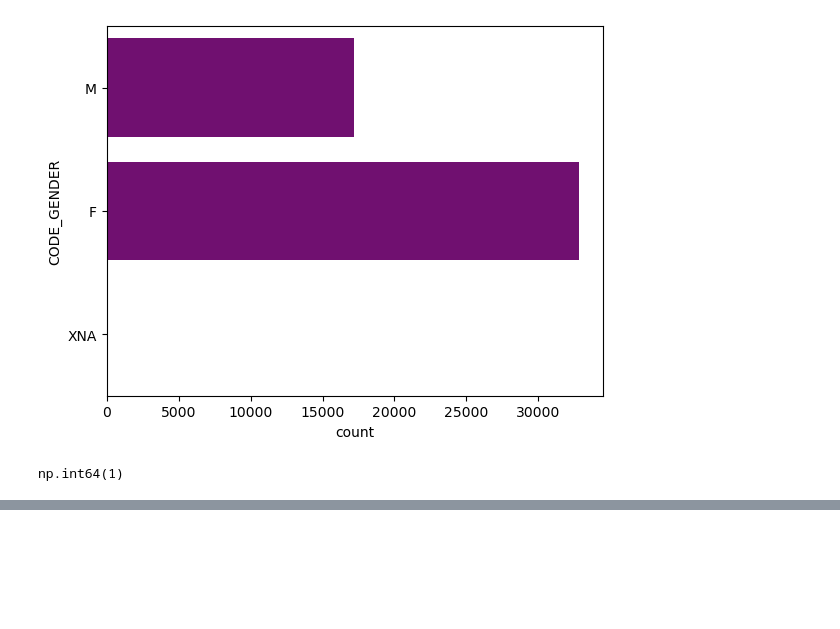
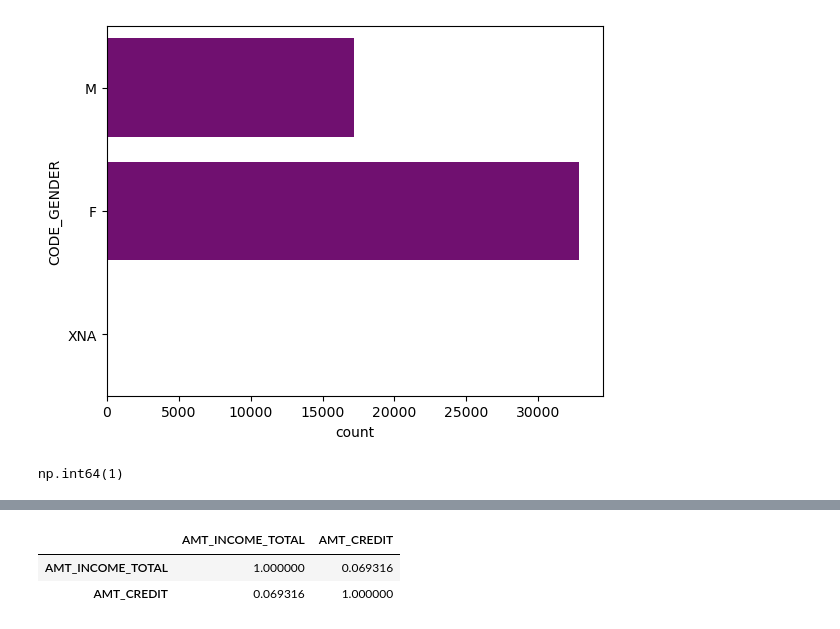
Before and after one commit to tanishqsharma20/python, a Jupyter notebook: python project/Bank loan case study/bank_loan_data.ipynb, the cells around one changed output, grey strips where cells are left out. Saved outputs shown, nothing was run; the diff lists cells and outputs as text; code cells hidden in the pictures; blank space fills up the shorter version.

```diff
--- a/python project/Bank loan case study/bank_loan_data.ipynb
+++ b/python project/Bank loan case study/bank_loan_data.ipynb
@@ -930,0 +2120,6 @@ for i in categorical_cols:
+# %%
+df_app[["AMT_INCOME_TOTAL","AMT_CREDIT"]].corr()
+# %% [output]
+|  | AMT_INCOME_TOTAL | AMT_CREDIT |
+| AMT_INCOME_TOTAL | 1.000000 | 0.069316 |
+| AMT_CREDIT | 0.069316 | 1.000000 |
```
Also changed, not shown: parts of 147 cells of this notebook.
